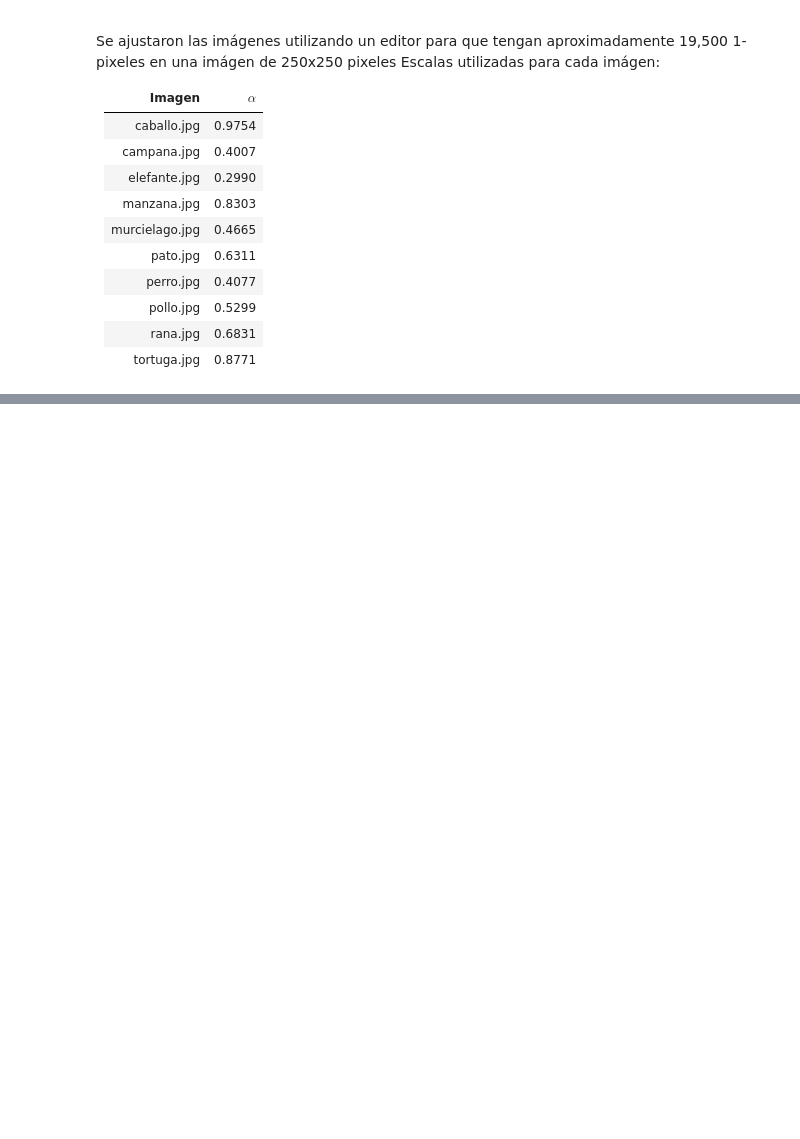
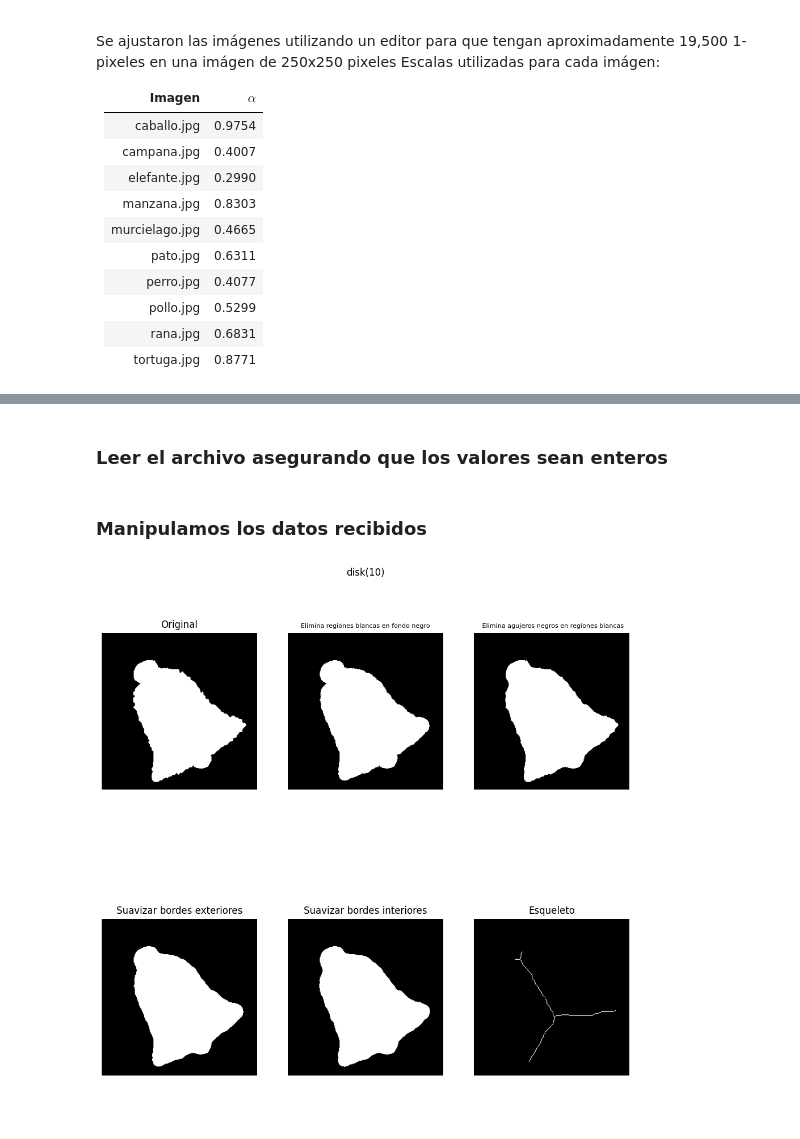
Before and after one commit to ElizondoStudios/Transformaciones-Imagenes-Graficacion, a Jupyter notebook: Tarea 2.ipynb, the cells around one changed output, grey strips where cells are left out. Saved outputs shown, nothing was run; the diff lists cells and outputs as text; code cells hidden in the pictures; blank space fills up the shorter version.

```diff
--- a/Tarea 2.ipynb
+++ b/Tarea 2.ipynb
@@ -75,0 +131,58 @@ print(tabulate(df_esc, headers='keys', tablefmt='pretty'))
+# %%
+file_path = "./Dataset_Texto/campana.txt"
+# %% [markdown]
+### Leer el archivo asegurando que los valores sean enteros
+# %%
+with open(file_path, "r") as f:
+    binary_image = np.array([list(line.strip()) for line in f], dtype=int)
+# %% [markdown]
+### Manipulamos los datos recibidos
+# %%
+# Definir el elemento estructurante
+selem = morphology.disk(10)
+
+# Aplicar operadores morfológicos
+image_opened = morphology.opening(binary_image, selem)
+image_closed = morphology.closing(binary_image, selem)
+image_smooth_outer = morphology.closing(morphology.opening(binary_image, selem), selem)
+image_smooth_inner = morphology.opening(morphology.closing(binary_image, selem), selem)
+image_skeleton = morphology.skeletonize(binary_image)
+
+# Mostrar los resultados
+plt.figure(figsize=(12, 12))
+plt.title("disk(10)\n")
+plt.axis("off")
+
+plt.subplot(2, 3, 1)
+plt.imshow(binary_image, cmap="gray")
+plt.title("Original")
+plt.axis("off")
+
+plt.subplot(2, 3, 2)
+plt.imshow(image_opened, cmap="gray")
+plt.title("Elimina regiones blancas en fondo negro", fontsize=8)
+plt.axis("off")
+
+plt.subplot(2, 3, 3)
+plt.imshow(image_closed, cmap="gray")
+plt.title(" Elimina agujeros negros en regiones blancas", fontsize=8)
+plt.axis("off")
+
+plt.subplot(2, 3, 4)
+plt.imshow(image_smooth_outer, cmap="gray")
+plt.title("Suavizar bordes exteriores")
+plt.axis("off")
+
+plt.subplot(2, 3, 5)
+plt.imshow(image_smooth_inner, cmap="gray")
+plt.title("Suavizar bordes interiores")
+plt.axis("off")
+
+plt.subplot(2, 3, 6)
+plt.imshow(image_skeleton, cmap="gray")
+plt.title("Esqueleto")
+plt.axis("off")
+
+plt.show()
+# %% [output]
+[figure, added]
```
Also changed, not shown: parts of 11 cells of this notebook, 1 other file.
